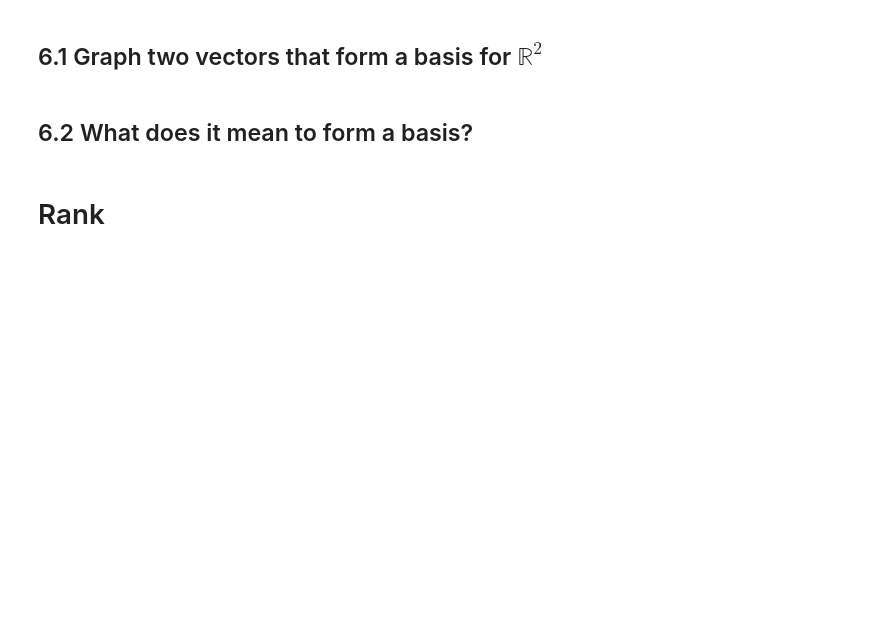
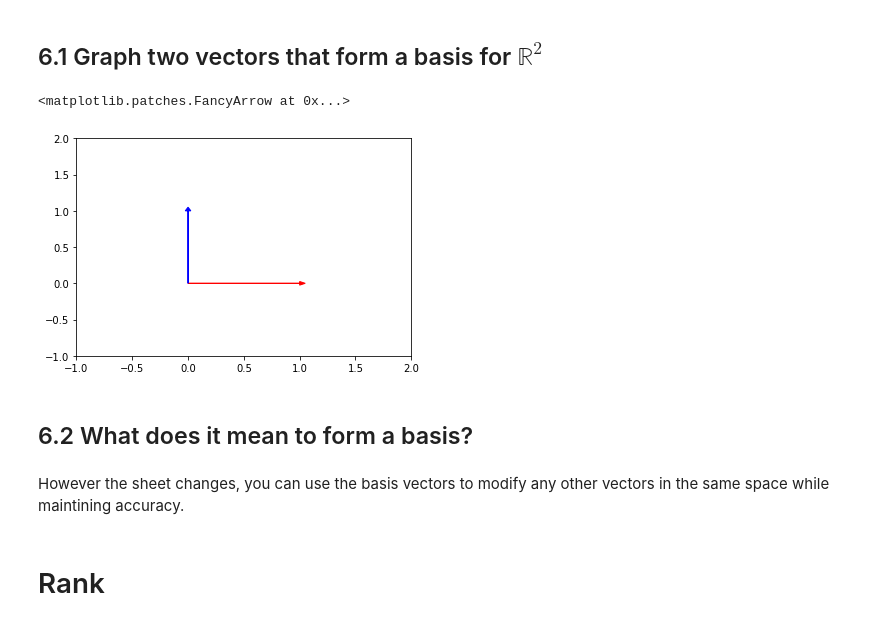
Before and after one commit to bloominstituteoftechnology/DS-Unit-1-Sprint-3-Linear-Algebra, a Jupyter notebook: module2-intermediate-linear-algebra/DS9_W3D2_Intermediate_Linear_Algebra_Assignment.ipynb, the cells around one changed output. Drawn from its saved outputs; the diff is of its cells as text; code cells hidden in the pictures; blank space fills up the shorter version.

```diff
--- a/module2-intermediate-linear-algebra/DS9_W3D2_Intermediate_Linear_Algebra_Assignment.ipynb
+++ b/module2-intermediate-linear-algebra/DS9_W3D2_Intermediate_Linear_Algebra_Assignment.ipynb
@@ -305,8 +324,22 @@ n = \begin{bmatrix} 4 & 8  & 2\end{bmatrix}
 # Basis
 # %% [markdown]
 ## 6.1 Graph two vectors that form a basis for $\mathbb{R}^2$
+# %%
+i = np.array([1, 0])
+j = np.array([0, 1])
+
+plt.xlim(-1, 2)
+plt.ylim(-1, 2)
+
+plt.arrow(0, 0, i[0], i[1], head_width=.05, head_length=0.05, color ='r')
+plt.arrow(0, 0, j[0], j[1], head_width=.05, head_length=0.05, color ='b')
+# %% [output]
+<matplotlib.patches.FancyArrow at 0x...>
+[figure, added]
 # %% [markdown]
 ## 6.2 What does it mean to form a basis?
+# %% [markdown]
+However the sheet changes, you can use the basis vectors to modify any other vectors in the same space while maintining accuracy.
 # %% [markdown]
 # Rank
 # %% [markdown]
```
Also changed, not shown: parts of 8 cells of this notebook.
